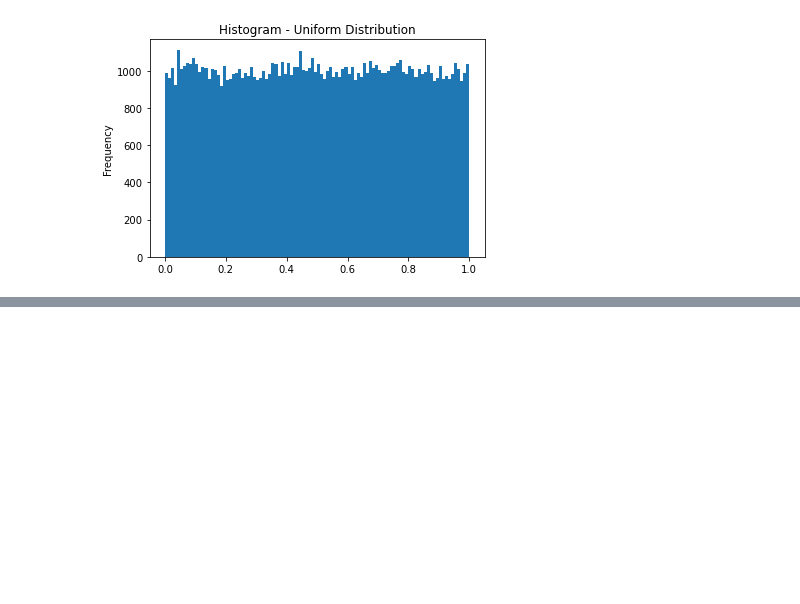
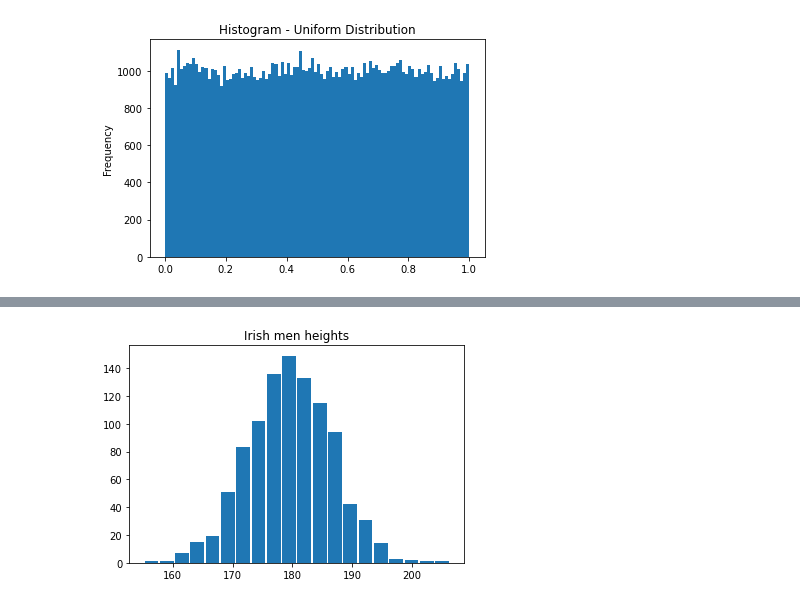
Before and after one commit to BYalini/numpy-random-assignment, a Jupyter notebook: numpy-random.ipynb, the cells around one changed output, grey strips where cells are left out. Cells and saved outputs as stored; diff of their text form; code cells hidden in the pictures; blank space fills up the shorter version.

```diff
--- a/numpy-random.ipynb
+++ b/numpy-random.ipynb
@@ -456,0 +536,13 @@ plt.show()
+# %%
+# obtain a sample of 1000 men heights
+sample_heights_men = np.random.default_rng(seed=1).normal(loc=180, scale=7, size=1000)
+
+#obtain a sample of 1000 women heights
+sample_heights_women = np.random.default_rng(seed=1).normal(loc=165, scale=5, size=1000)
+# %%
+#plot men heights
+plt.hist(sample_heights_men, bins=20,rwidth=0.9)
+plt.title('Irish men heights')
+plt.show()
+# %% [output]
+[figure, added]
```
Also changed, not shown: parts of 59 cells of this notebook.
